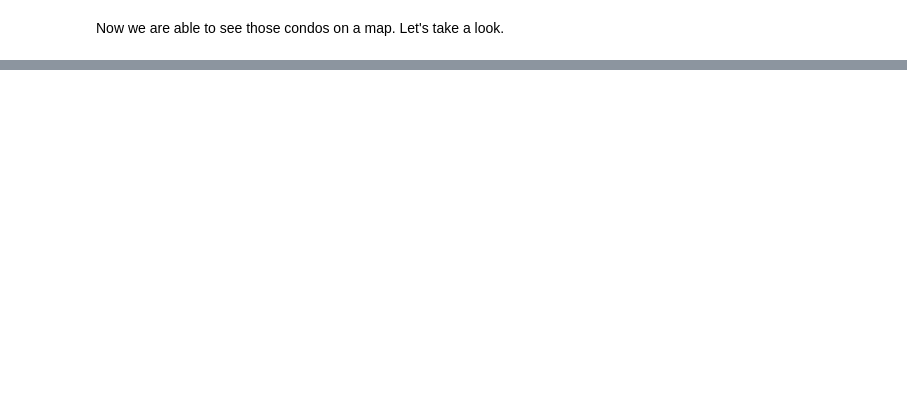
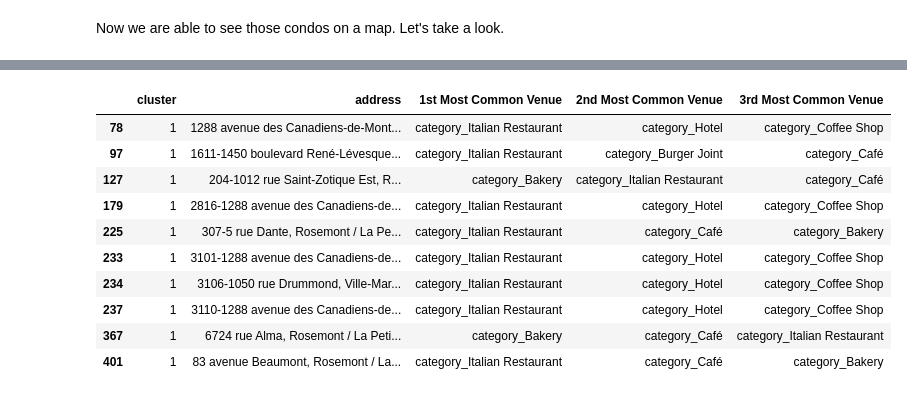
Before and after one commit to Alcander-Z/Coursera_Capstone, a Jupyter notebook: final_project.ipynb, the cells around one changed output, grey strips where cells are left out. Drawn from its saved outputs; the diff is of its cells as text; code cells hidden in the pictures; blank space fills up the shorter version.

```diff
--- a/final_project.ipynb
+++ b/final_project.ipynb
@@ -306,0 +628,14 @@ IFrame(src='./mtl_condo.html', width=800, height=600)
+# %%
+condo_venue_sorted[condo_venue_sorted['cluster']==1]
+# %% [output]
+|  | cluster | address | 1st Most Common Venue | 2nd Most Common Venue | 3rd Most Common Venue |
+| 78 | 1 | 1288 avenue des Canadiens-de-Mont... | category_Italian Restaurant | category_Hotel | category_Coffee Shop |
+| 97 | 1 | 1611-1450 boulevard René-Lévesque... | category_Italian Restaurant | category_Burger Joint | category_Café |
+| 127 | 1 | 204-1012 rue Saint-Zotique Est, R... | category_Bakery | category_Italian Restaurant | category_Café |
+| 179 | 1 | 2816-1288 avenue des Canadiens-de... | category_Italian Restaurant | category_Hotel | category_Coffee Shop |
+| 225 | 1 | 307-5 rue Dante, Rosemont / La Pe... | category_Italian Restaurant | category_Café | category_Bakery |
+| 233 | 1 | 3101-1288 avenue des Canadiens-de... | category_Italian Restaurant | category_Hotel | category_Coffee Shop |
+| 234 | 1 | 3106-1050 rue Drummond, Ville-Mar... | category_Italian Restaurant | category_Hotel | category_Coffee Shop |
+| 237 | 1 | 3110-1288 avenue des Canadiens-de... | category_Italian Restaurant | category_Hotel | category_Coffee Shop |
+| 367 | 1 | 6724 rue Alma, Rosemont / La Peti... | category_Bakery | category_Café | category_Italian Restaurant |
+| 401 | 1 | 83 avenue Beaumont, Rosemont / La... | category_Italian Restaurant | category_Café | category_Bakery |
```
Also changed, not shown: parts of 60 cells of this notebook.
